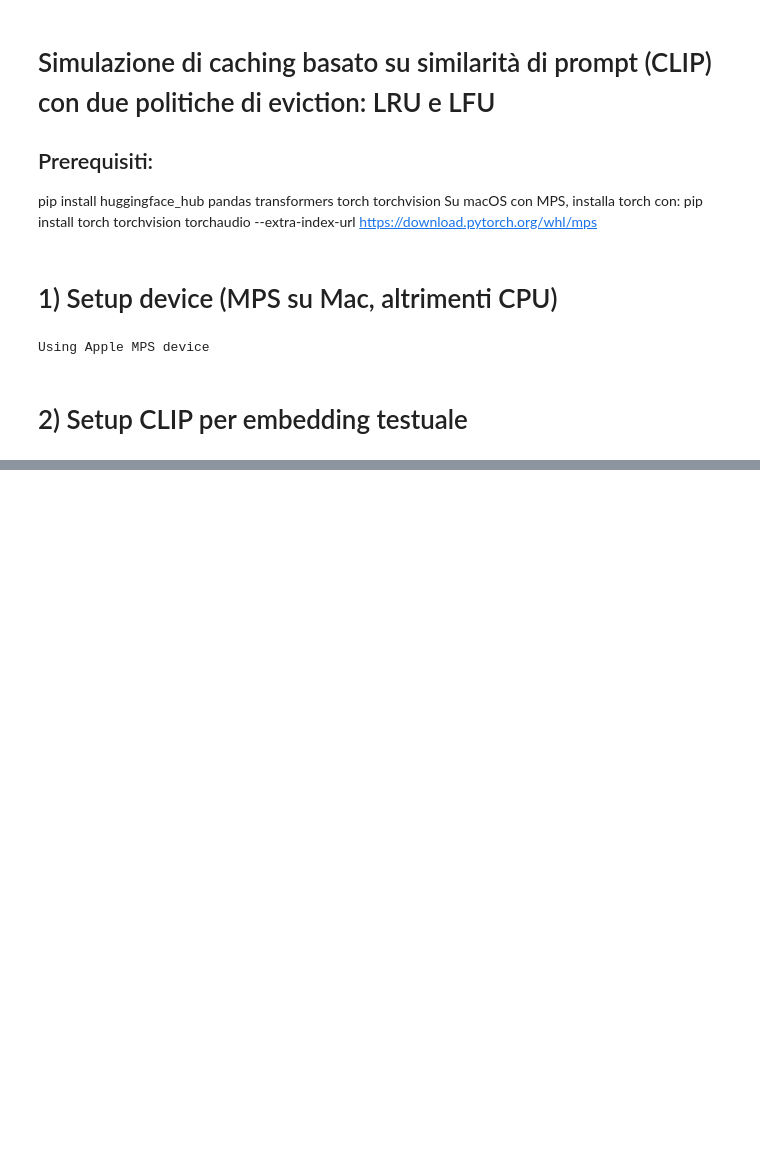
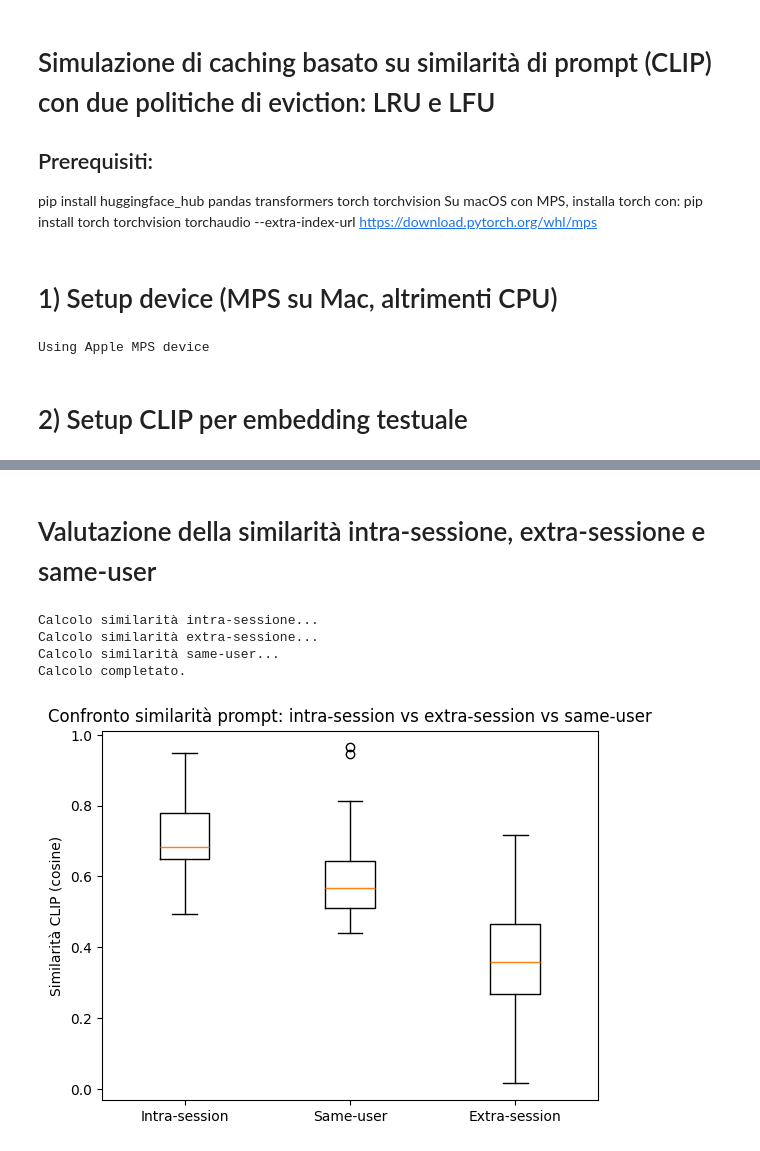
Before and after one commit to PtrTella/Inria, a Jupyter notebook: Code/CacheSim.ipynb, the cells around one changed output, grey strips where cells are left out. Saved outputs shown, nothing was run; the diff lists cells and outputs as text; code cells hidden in the pictures; blank space fills up the shorter version.

```diff
--- a/Code/CacheSim.ipynb
+++ b/Code/CacheSim.ipynb
@@ -344,0 +544,2 @@ plt.show()
+# %% [markdown]
+# Valutazione della similarità intra-sessione, extra-sessione e same-user
@@ -344,0 +638,40 @@ plt.show()
+# %%
+# Calcolo dati
+print("Calcolo similarità intra-sessione...")
+intra = compute_intra_session_sims(manager, num_sessions=20, session_gap=30, max_prompts=20)
+print("Calcolo similarità extra-sessione...")
+extra = compute_extra_session_sims(manager, num_pairs=50)
+print("Calcolo similarità same-user...")
+user = compute_user_sims(manager, num_pairs=50)
+print("Calcolo completato.")
+# %% [output]
+Calcolo similarità intra-sessione...
+Calcolo similarità extra-sessione...
+Calcolo similarità same-user...
+Calcolo completato.
+# %%
+
+def plot_session_similarity(
+    intra_sims: list[float],
+    extra_sims: list[float],
+    user_sims:  list[float]
+) -> None:
+    """
+    Boxplot comparativo delle tre distribuzioni:
+      - Intra-session
+      - Extra-session
+      - Same-user (senza sessione)
+    """
+    plt.figure()
+    plt.boxplot(
+        [intra_sims, user_sims, extra_sims],
+        tick_labels=['Intra-session', 'Same-user', 'Extra-session']
+    )
+    plt.ylabel("Similarità CLIP (cosine)")
+    plt.title("Confronto similarità prompt: intra-session vs extra-session vs same-user")
+    plt.show()
+
+# Disegno boxplot comparativo
+plot_session_similarity(intra, extra, user)
+# %% [output]
+[figure, added]
```
Also changed, not shown: parts of 19 cells of this notebook.
